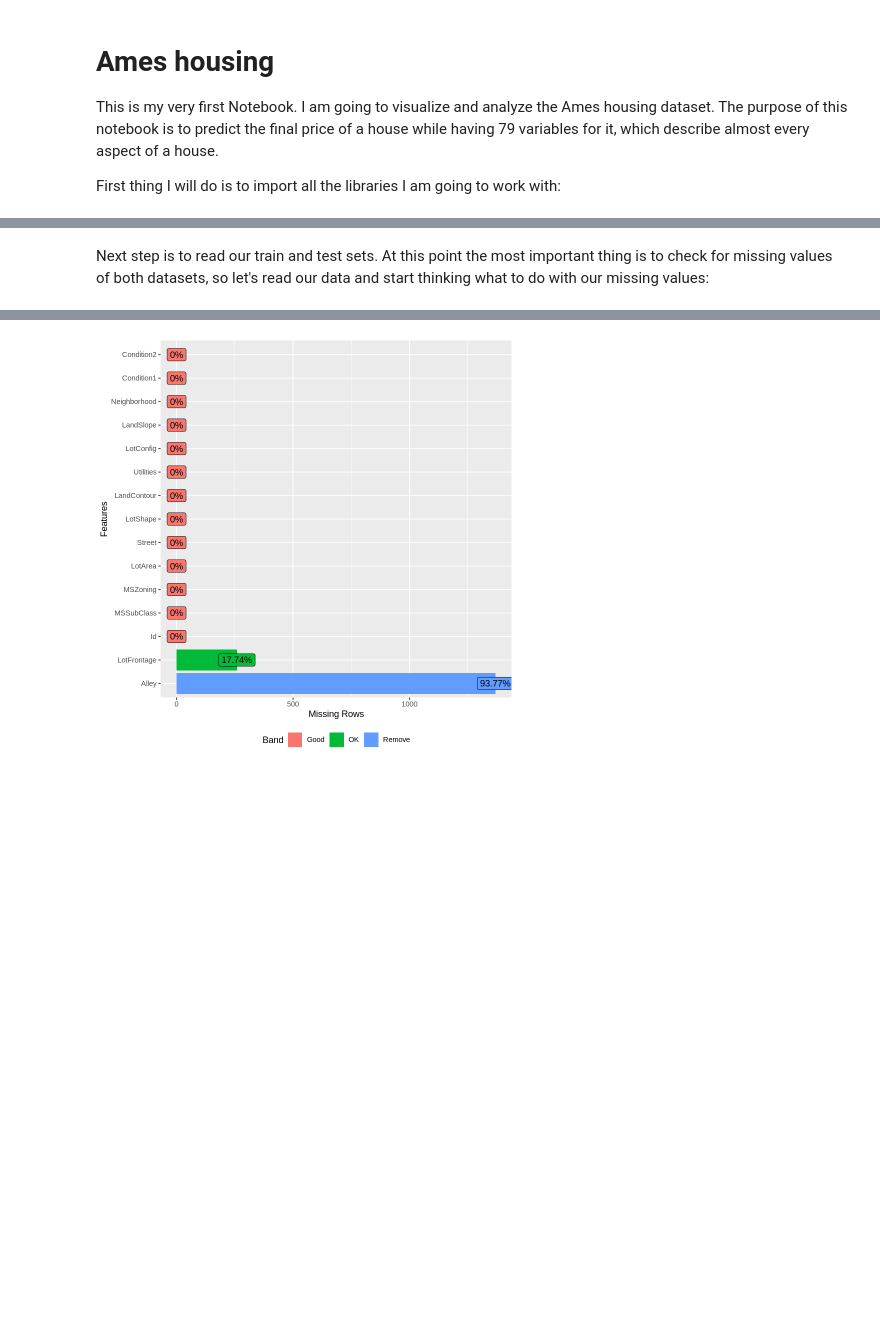
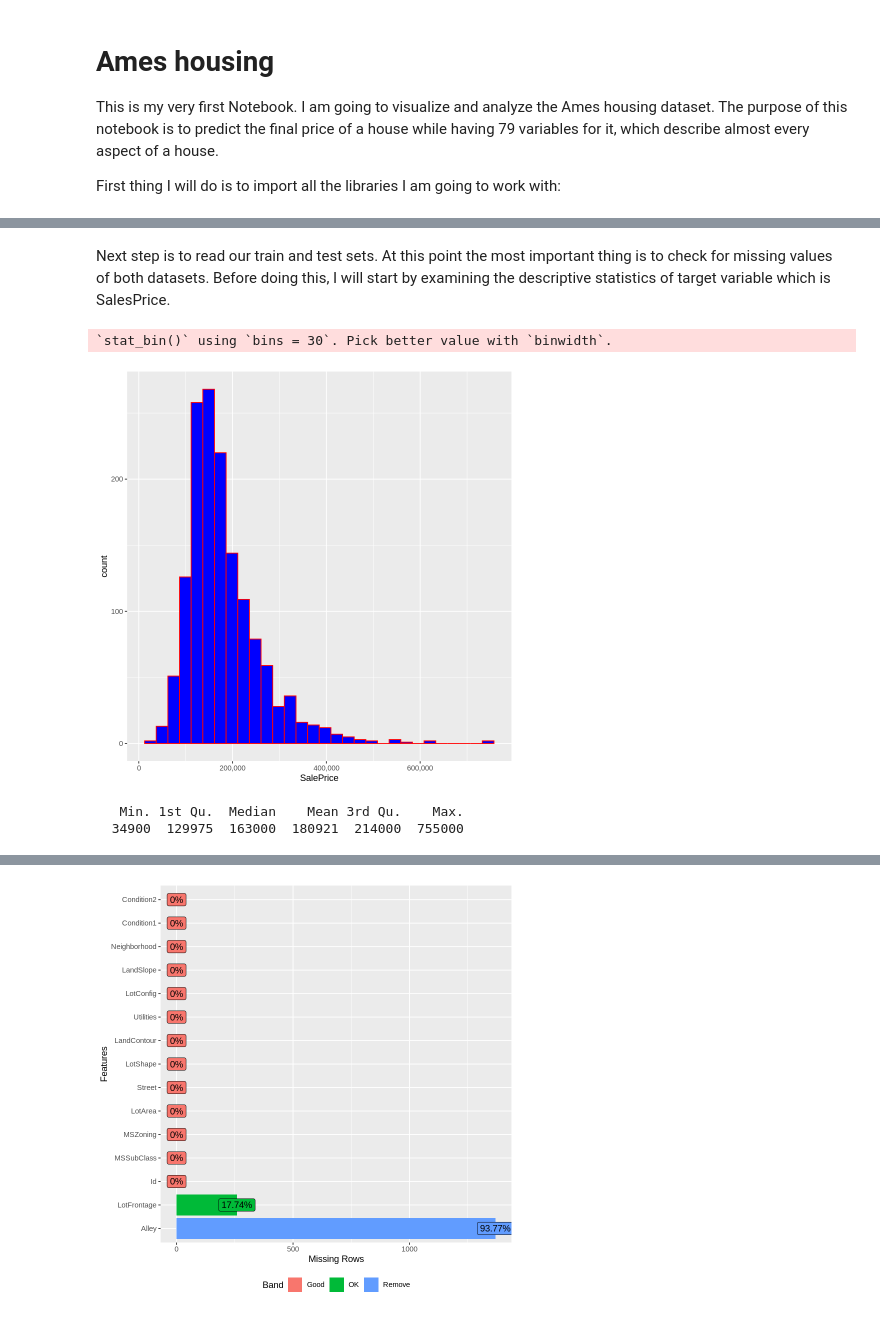
Before and after one commit to katlidakis/first, a Jupyter notebook: Ameshousing.ipynb, the cells around one changed output, grey strips where cells are left out. Saved outputs shown, nothing was run; the diff lists cells and outputs as text; code cells hidden in the pictures; blank space fills up the shorter version.

```diff
--- a/Ameshousing.ipynb
+++ b/Ameshousing.ipynb
@@ -22,5 +23,17 @@ Loaded glmnet 4.0-2
 # %% [markdown]
-Next step is to read our train and test sets. At this point the most important thing is to check for missing values of both datasets, so let's read our data and start thinking what to do with our missing values:
+Next step is to read our train and test sets. At this point the most important thing is to check for missing values of both datasets. Before doing this, I will start by examining the descriptive statistics of target variable which is SalesPrice.
 # %%
 train<-read.csv("train.csv")
 test<-read.csv("test.csv")
+# %%
+require(scales)
+ggplot(train, aes(x=SalePrice)) + geom_histogram(color="red",fill="blue")+
+  scale_x_continuous(labels = comma)
+# %% [output]
+`stat_bin()` using `bins = 30`. Pick better value with `binwidth`.
+[figure, added]
+# %%
+summary(train$SalePrice)
+# %% [output]
+   Min. 1st Qu.  Median    Mean 3rd Qu.    Max.
+  34900  129975  163000  180921  214000  755000
```
Also changed, not shown: parts of 7 cells of this notebook.
